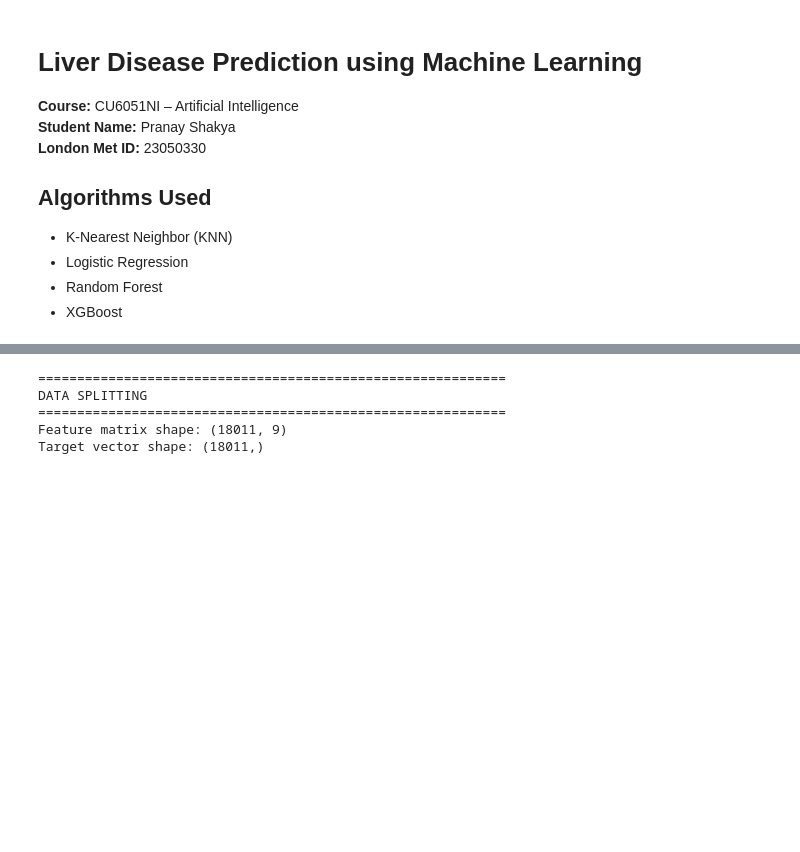
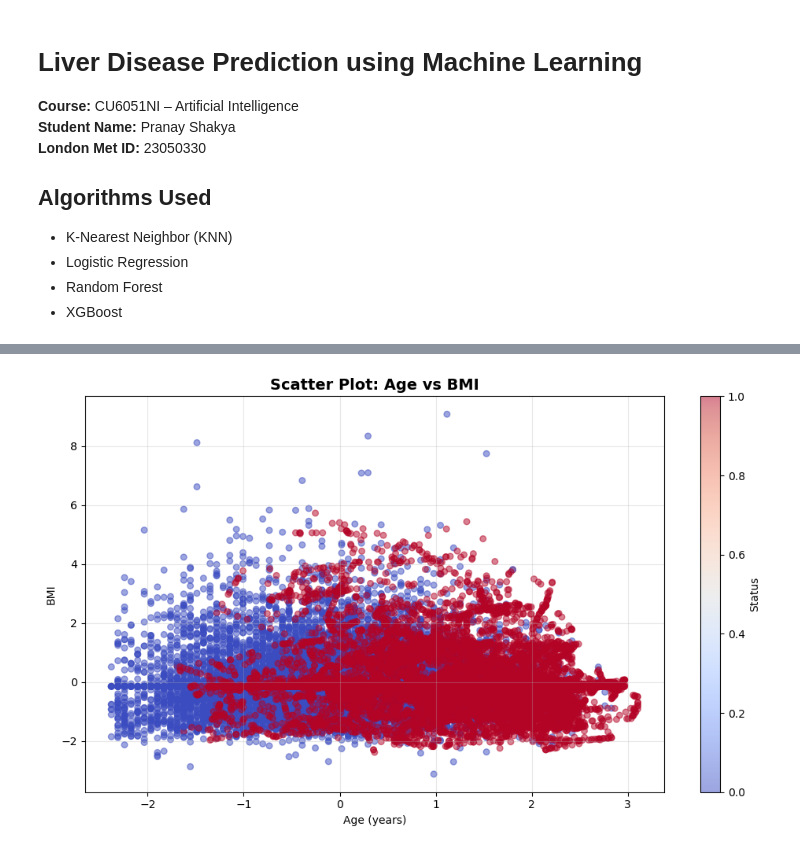
Before and after one commit to Pranay0702/liver_disease_prediction-, a Jupyter notebook: liverDiseasePrediction.ipynb, the cells around one changed output, grey strips where cells are left out. Saved outputs shown, nothing was run; the diff lists cells and outputs as text; code cells hidden in the pictures; blank space fills up the shorter version.

```diff
--- a/liverDiseasePrediction.ipynb
+++ b/liverDiseasePrediction.ipynb
@@ -207,16 +128,16 @@ plt.show()
 # %%
-# Visualization 5: Box Plot for Outlier Detection (Example: SGOT)
-if 'sgot' in df.columns:
+# Scatter Plot
+if 'age' in df_balanced.columns and 'bmi' in df_balanced.columns:
     plt.figure(figsize=(10, 6))
-    sns.boxplot(data=df, y='sgot', color='#1abc9c')
-    plt.title("SGOT Enzyme Levels - Outlier Detection", fontsize=14, fontweight='bold')
-    plt.ylabel("SGOT Level")
-    plt.savefig('sgot_boxplot.png', dpi=300, bbox_inches='tight')
+    scatter = plt.scatter(df_balanced['age'], df_balanced['bmi'],
+                         c=df_balanced[target_column], cmap='coolwarm', alpha=0.5, s=30)
+    plt.colorbar(scatter, label='Status')
+    plt.xlabel('Age (years)')
+    plt.ylabel('BMI')
+    plt.title('Scatter Plot: Age vs BMI', fontsize=14, fontweight='bold')
+    plt.grid(alpha=0.3)
+    plt.tight_layout()
     plt.show()
 # %% [output]
-============================================================
-DATA SPLITTING
-============================================================
-Feature matrix shape: (18011, 9)
-Target vector shape: (18011,)
+[figure, added]
 # %%
```
Also changed, not shown: parts of 27 cells of this notebook, 8 other files.
